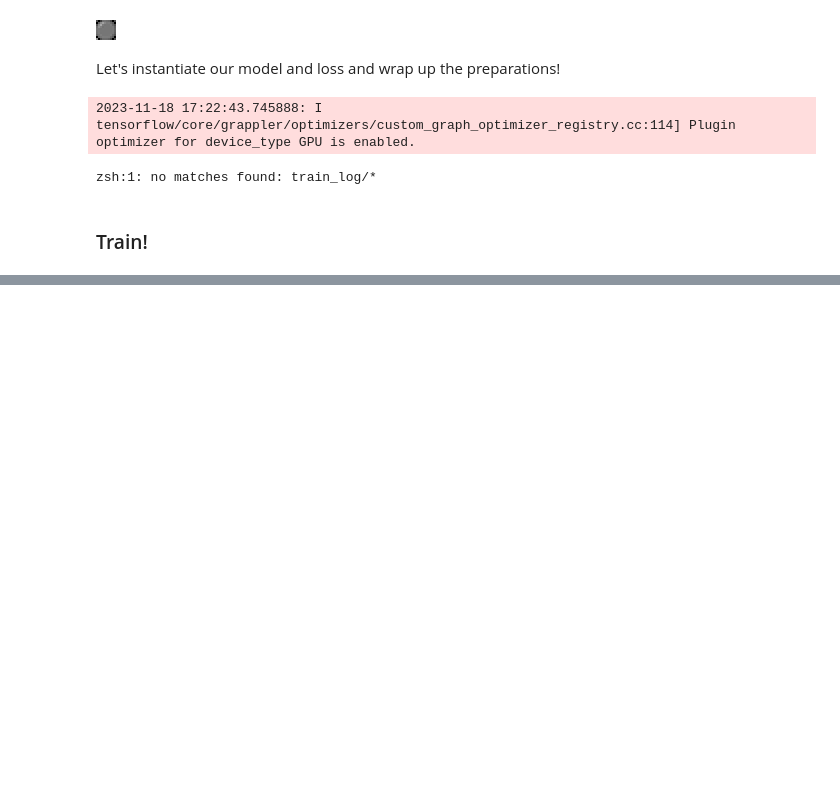
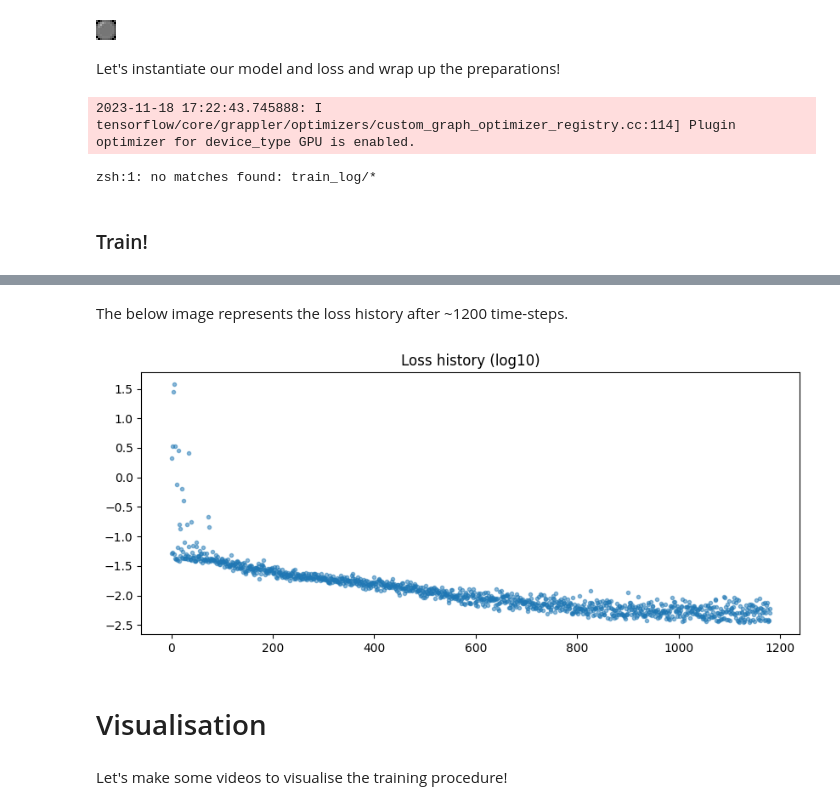
Before and after one commit to de-lachende-cavalier/sorvis, a Jupyter notebook: growing_NCAs.ipynb, the cells around one changed output, grey strips where cells are left out. Drawn from its saved outputs; the diff is of its cells as text; code cells hidden in the pictures; blank space fills up the shorter version.

Commit message:
added visualisation code

```diff
--- a/growing_NCAs.ipynb
+++ b/growing_NCAs.ipynb
@@ -323,0 +334,10 @@ for i in range(8000+1):
+# %% [markdown]
+The below image represents the loss history after ~1200 time-steps.
+# %%
+Image(filename='backedup_logs/growing/loss_history.png')
+# %% [output]
+[figure, added]
+# %% [markdown]
+# Visualisation
+# %% [markdown]
+Let's make some videos to visualise the training procedure!
```
Also changed, not shown: parts of 6 cells of this notebook, 3 other files.
